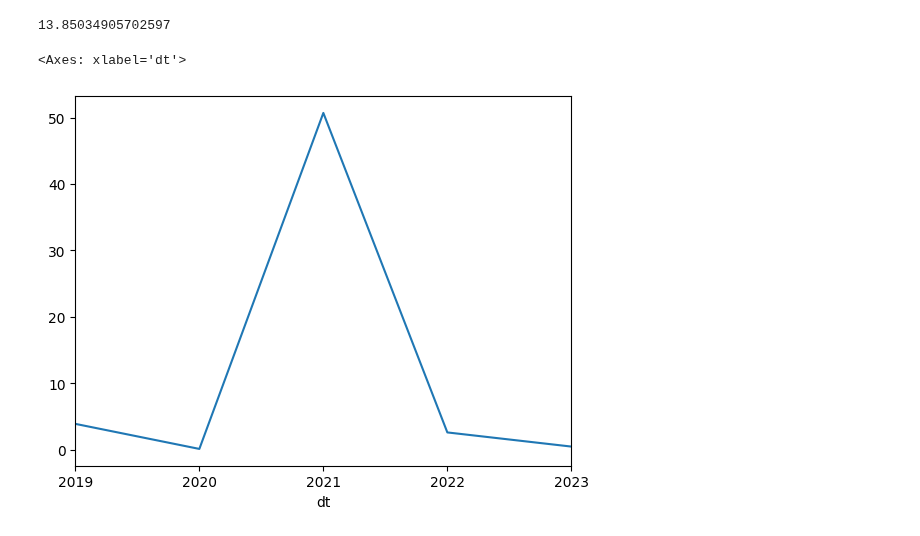
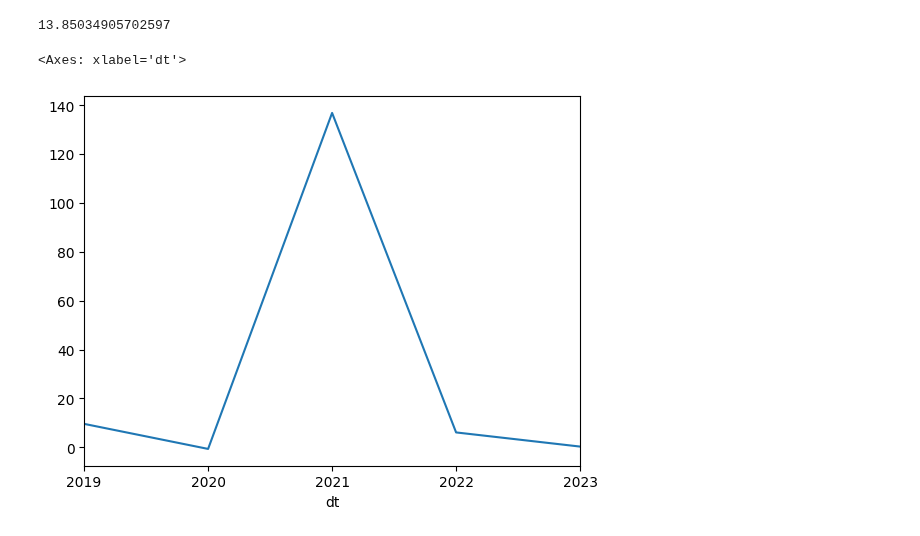
Before and after one commit to thecolngroup/alphavec, a Jupyter notebook: example.ipynb, the cells around one changed output. Drawn from its saved outputs; the diff is of its cells as text; code cells hidden in the pictures.

```diff
--- a/example.ipynb
+++ b/example.ipynb
@@ -156,7 +156,7 @@ weights = weights["2019-01-01":]
 trade_prices = trade_prices.mask(weights.isna())
 trade_prices, weights = trade_prices.align(weights, join="inner")
 
-perf, perf_cum, perf_sr, port_perf, port_rets = backtest(
+perf, perf_nav, perf_sr, port_perf, port_rets = backtest(
     weights,
     trade_prices,
     freq_day=1,
@@ -165,6 +165,7 @@ perf, perf_cum, perf_sr, port_perf, port_rets = backtest(
     commission_func=partial(pct_commission, fee=0.001),
     ann_borrow_rate=0.05,
     spread_pct=0.0005,
+    ann_risk_free_rate=0,
 )
 # %% [markdown]
 Let's look at the performance of the strategy, starting with the asset-wise view, then the portfolio view.
@@ -217,7 +218,7 @@ display(port_rets.skew(), port_rets.kurtosis())
 0.7873984754291299
 13.85034905702597
 # %%
-np.exp(port_rets.resample("A").sum() - 1).plot()
+(np.exp(port_rets.resample("A").sum()) - 1).plot()
 # %% [output]
 <Axes: xlabel='dt'>
-[figure, old version]
+[figure, new version]
```
Also changed, not shown: parts of 3 cells of this notebook, 2 other files.
